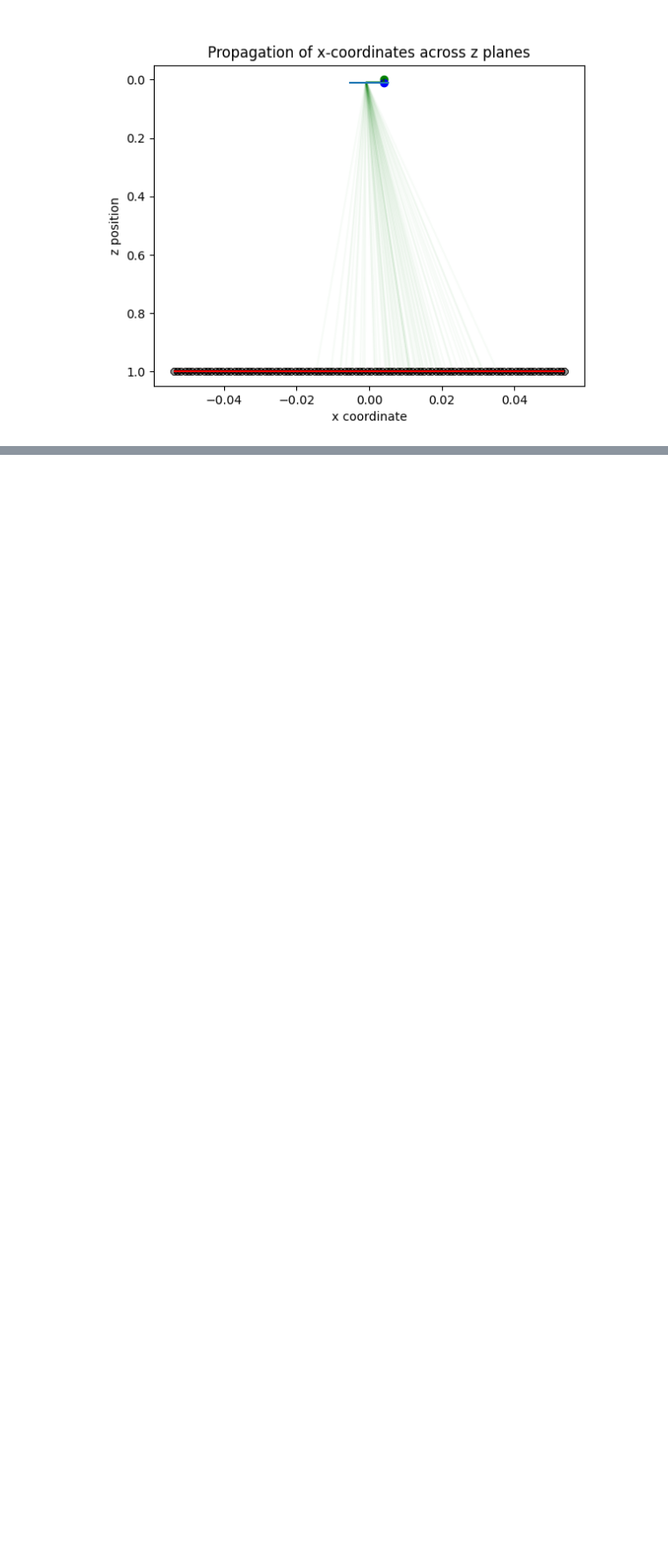
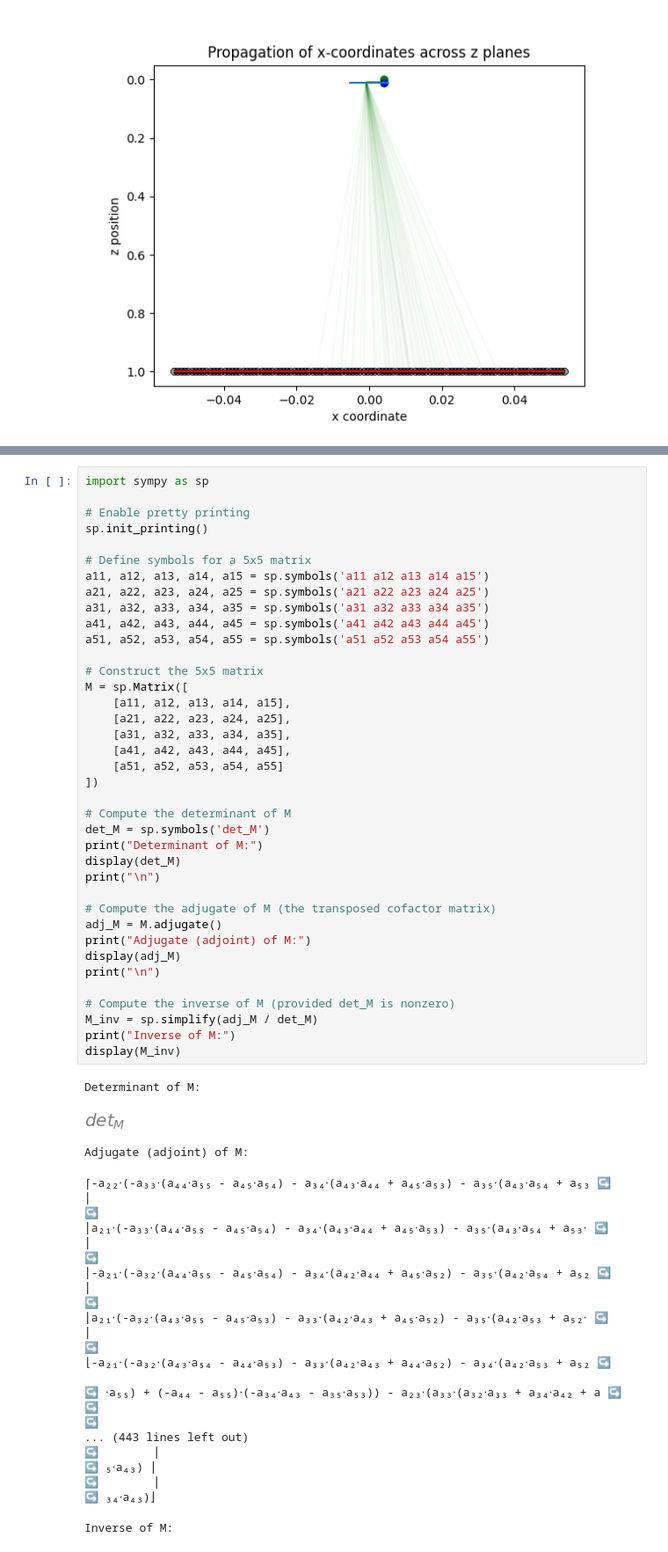
Before and after one commit to TemGym/TemGym, a Jupyter notebook: examples/jax_examples/4Dstem.ipynb, the cells around one changed output, grey strips where cells are left out. Shown at 88% size. Drawn from its saved outputs; the diff is of its cells as text; blank space fills up the shorter version.

```diff
--- a/examples/jax_examples/4Dstem.ipynb
+++ b/examples/jax_examples/4Dstem.ipynb
@@ -417,0 +509,60 @@ detector_image = detector_image.at[(detector_pixel_ys, detector_pixel_xs)].set(s
+# %%
+import sympy as sp
+
+# Enable pretty printing
+sp.init_printing()
+
+# Define symbols for a 5x5 matrix
+a11, a12, a13, a14, a15 = sp.symbols('a11 a12 a13 a14 a15')
+a21, a22, a23, a24, a25 = sp.symbols('a21 a22 a23 a24 a25')
+a31, a32, a33, a34, a35 = sp.symbols('a31 a32 a33 a34 a35')
+a41, a42, a43, a44, a45 = sp.symbols('a41 a42 a43 a44 a45')
+a51, a52, a53, a54, a55 = sp.symbols('a51 a52 a53 a54 a55')
+
+# Construct the 5x5 matrix
+M = sp.Matrix([
+    [a11, a12, a13, a14, a15],
+    [a21, a22, a23, a24, a25],
+    [a31, a32, a33, a34, a35],
+    [a41, a42, a43, a44, a45],
+    [a51, a52, a53, a54, a55]
+])
+
+# Compute the determinant of M
+det_M = sp.symbols('det_M')
+print("Determinant of M:")
+display(det_M)
+print("\n")
+
+# Compute the adjugate of M (the transposed cofactor matrix)
+adj_M = M.adjugate()
+print("Adjugate (adjoint) of M:")
+display(adj_M)
+print("\n")
+
+# Compute the inverse of M (provided det_M is nonzero)
+M_inv = sp.simplify(adj_M / det_M)
+print("Inverse of M:")
+display(M_inv)
+# %% [output]
+Determinant of M:
+[figure, added]
+Adjugate (adjoint) of M:
+⎡-a₂₂⋅(-a₃₃⋅(a₄₄⋅a₅₅ - a₄₅⋅a₅₄) - a₃₄⋅(a₄₃⋅a₄₄ + a₄₅⋅a₅₃) - a₃₅⋅(a₄₃⋅a₅₄ + a₅₃ ↪
+⎢                                                                              ↪
+⎢a₂₁⋅(-a₃₃⋅(a₄₄⋅a₅₅ - a₄₅⋅a₅₄) - a₃₄⋅(a₄₃⋅a₄₄ + a₄₅⋅a₅₃) - a₃₅⋅(a₄₃⋅a₅₄ + a₅₃⋅ ↪
+⎢                                                                              ↪
+⎢-a₂₁⋅(-a₃₂⋅(a₄₄⋅a₅₅ - a₄₅⋅a₅₄) - a₃₄⋅(a₄₂⋅a₄₄ + a₄₅⋅a₅₂) - a₃₅⋅(a₄₂⋅a₅₄ + a₅₂ ↪
+⎢                                                                              ↪
+⎢a₂₁⋅(-a₃₂⋅(a₄₃⋅a₅₅ - a₄₅⋅a₅₃) - a₃₃⋅(a₄₂⋅a₄₃ + a₄₅⋅a₅₂) - a₃₅⋅(a₄₂⋅a₅₃ + a₅₂⋅ ↪
+⎢                                                                              ↪
+⎣-a₂₁⋅(-a₃₂⋅(a₄₃⋅a₅₄ - a₄₄⋅a₅₃) - a₃₃⋅(a₄₂⋅a₄₃ + a₄₄⋅a₅₂) - a₃₄⋅(a₄₂⋅a₅₃ + a₅₂ ↪
+
+↪ ⋅a₅₅) + (-a₄₄ - a₅₅)⋅(-a₃₄⋅a₄₃ - a₃₅⋅a₅₃)) - a₂₃⋅(a₃₃⋅(a₃₂⋅a₃₃ + a₃₄⋅a₄₂ + a ↪
+↪                                                                              ↪
+... (443 lines left out)
+↪        ⎥
+↪ ₅⋅a₄₃) ⎥
+↪        ⎥
+↪ ₃₄⋅a₄₃)⎦
+Inverse of M:
```
Also changed, not shown: parts of 6 cells of this notebook.
